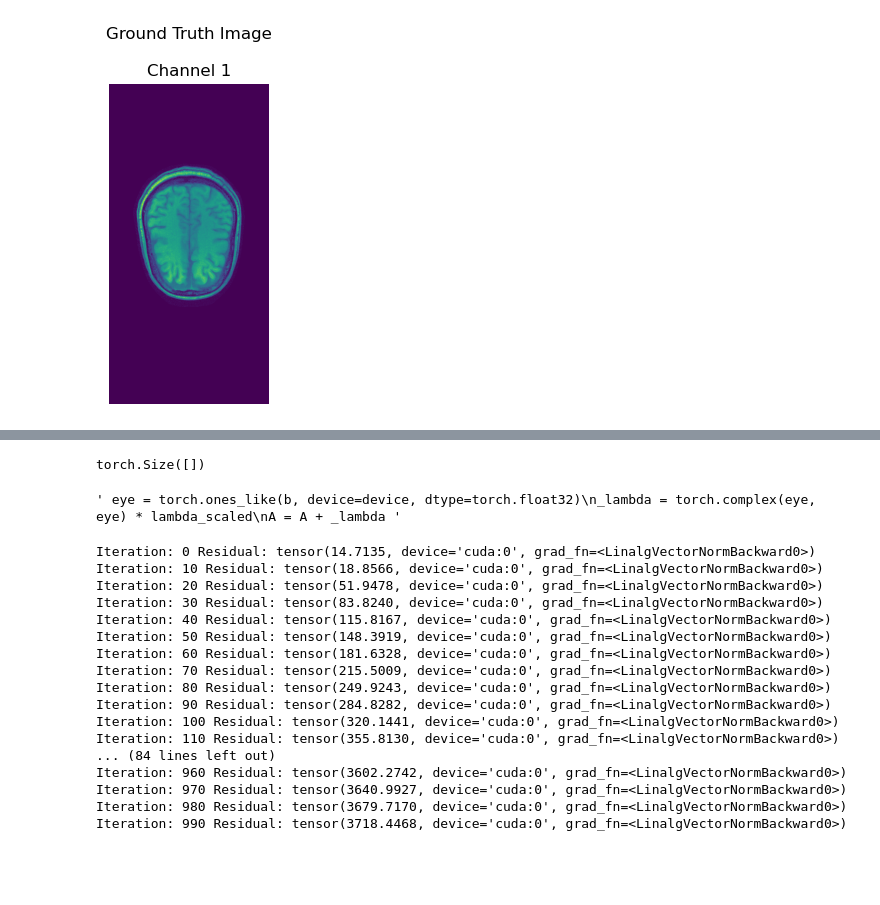
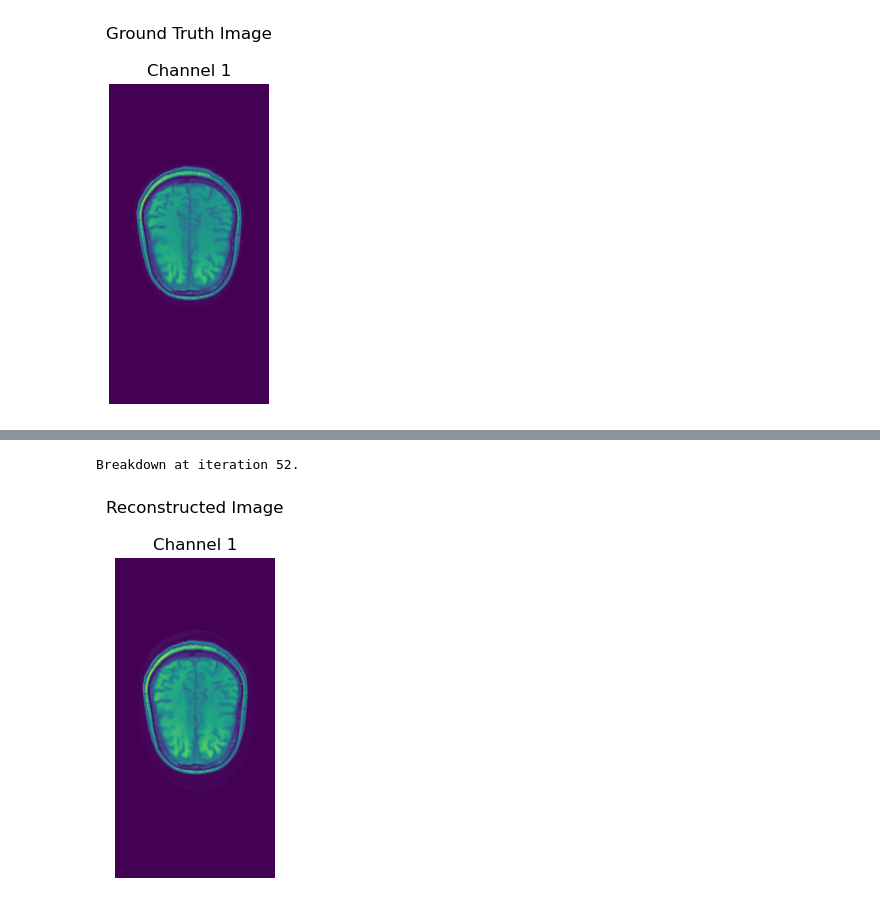
Before and after one commit to IADI-Nancy/GRICS-torch, a Jupyter notebook: 2D_pipeline.ipynb, the cells around one changed output, grey strips where cells are left out. Saved outputs shown, nothing was run; the diff lists cells and outputs as text; code cells hidden in the pictures; blank space fills up the shorter version.

```diff
--- a/2D_pipeline.ipynb
+++ b/2D_pipeline.ipynb
@@ -102,8 +83,9 @@ cuda:0
 # %%
 from utils.EHE import EH, EHE
-iterations = 5
-b = EH(kspace_corrupted, t_n = t_n, iterations = iterations, masks= masks, sigmas = espirit_maps, image_shape = image_shape)
-EHEp = EHE(p_true, t_n = t_n, iterations = iterations, masks= masks, sigmas = espirit_maps, image_shape = image_shape)
+
+iterations = 5  # Number of motion states for reconstruction
+b = EH(kspace_corrupted, t_n = t_n, iterations = iterations, masks= masks, sigmas = espirit_maps_corrupted, image_shape = image_shape)
+EHEp = EHE(p_true, t_n = t_n, iterations = iterations, masks= masks, sigmas = espirit_maps_corrupted, image_shape = image_shape)
 # %%
 show_slice(b.view(640,320,1), max_images=1, headline="EHb")
 show_slice(EHEp.view(640,320,1), max_images=1, headline="EHEp")
@@ -113,43 +95,20 @@ show_slice(EHEp.view(640,320,1), max_images=1, headline="EHEp")
 # %%
 # the regularization term
-lambda_ = 1e-3
+lambda_= 1e-3
 
 lambda_scaled = lambda_ * torch.norm(b, p=2)
-print(lambda_scaled.shape)
-
 
 x0 = torch.zeros_like(b, device=device, dtype=torch.complex64)
+
 eye = torch.ones_like(b, device=device, dtype=torch.complex64)
-
-A = EHE(eye, t_n=t_n, iterations=iterations, masks=masks, sigmas=espirit_maps, image_shape=image_shape)
-M_inv = (1.0 / (A + lambda_scaled))*lambda_
-""" eye = torch.ones_like(b, device=device, dtype=torch.float32)
-_lambda = torch.complex(eye, eye) * lambda_scaled
-A = A + _lambda """
+A = EHE(eye, t_n=t_n, iterations=iterations, masks=masks, sigmas=espirit_maps_corrupted, image_shape=image_shape) + eye * lambda_scaled
-# %% [output]
-torch.Size([])
-' eye = torch.ones_like(b, device=device, dtype=torch.float32)\n_lambda = torch.complex(eye, eye) * lambda_scaled\nA = A + _lambda '
 # %%
-from utils.conjugate_gradient import my_cg
+from utils.conjugate_gradient import cg
 
+with torch.no_grad():
+    x_rec, info = cg(A, b, x0, max_iter=300, tol=1e-4, regularisation=lambda_scaled)
 
-
-x_rec, info = my_cg(A, b, x0, max_iter=1000, tol=1e-2, regularisation=lambda_scaled)
+show_slice(x_rec.view(640,320,1), max_images=1, headline="Reconstructed Image")
 # %% [output]
-Iteration: 0 Residual: tensor(14.7135, device='cuda:0', grad_fn=<LinalgVectorNormBackward0>)
-Iteration: 10 Residual: tensor(18.8566, device='cuda:0', grad_fn=<LinalgVectorNormBackward0>)
-Iteration: 20 Residual: tensor(51.9478, device='cuda:0', grad_fn=<LinalgVectorNormBackward0>)
-Iteration: 30 Residual: tensor(83.8240, device='cuda:0', grad_fn=<LinalgVectorNormBackward0>)
-Iteration: 40 Residual: tensor(115.8167, device='cuda:0', grad_fn=<LinalgVectorNormBackward0>)
-Iteration: 50 Residual: tensor(148.3919, device='cuda:0', grad_fn=<LinalgVectorNormBackward0>)
-Iteration: 60 Residual: tensor(181.6328, device='cuda:0', grad_fn=<LinalgVectorNormBackward0>)
-Iteration: 70 Residual: tensor(215.5009, device='cuda:0', grad_fn=<LinalgVectorNormBackward0>)
-Iteration: 80 Residual: tensor(249.9243, device='cuda:0', grad_fn=<LinalgVectorNormBackward0>)
-Iteration: 90 Residual: tensor(284.8282, device='cuda:0', grad_fn=<LinalgVectorNormBackward0>)
-Iteration: 100 Residual: tensor(320.1441, device='cuda:0', grad_fn=<LinalgVectorNormBackward0>)
-Iteration: 110 Residual: tensor(355.8130, device='cuda:0', grad_fn=<LinalgVectorNormBackward0>)
-... (84 lines left out)
-Iteration: 960 Residual: tensor(3602.2742, device='cuda:0', grad_fn=<LinalgVectorNormBackward0>)
-Iteration: 970 Residual: tensor(3640.9927, device='cuda:0', grad_fn=<LinalgVectorNormBackward0>)
-Iteration: 980 Residual: tensor(3679.7170, device='cuda:0', grad_fn=<LinalgVectorNormBackward0>)
-Iteration: 990 Residual: tensor(3718.4468, device='cuda:0', grad_fn=<LinalgVectorNormBackward0>)
+Breakdown at iteration 52.
+[figure, added]
```
Also changed, not shown: parts of 9 cells of this notebook, 6 other files.
